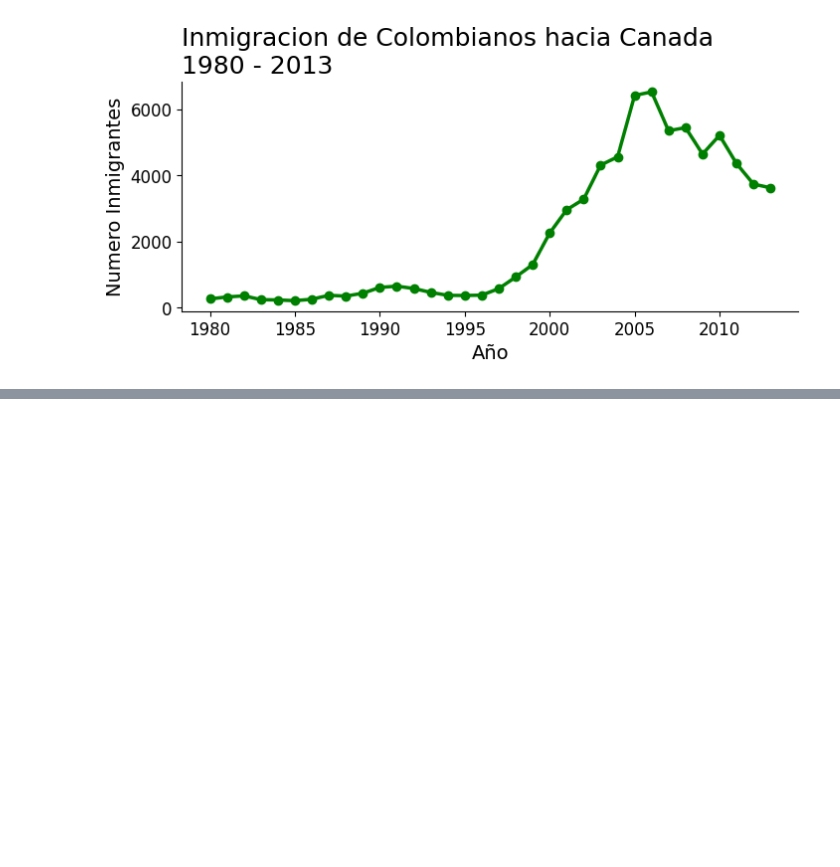
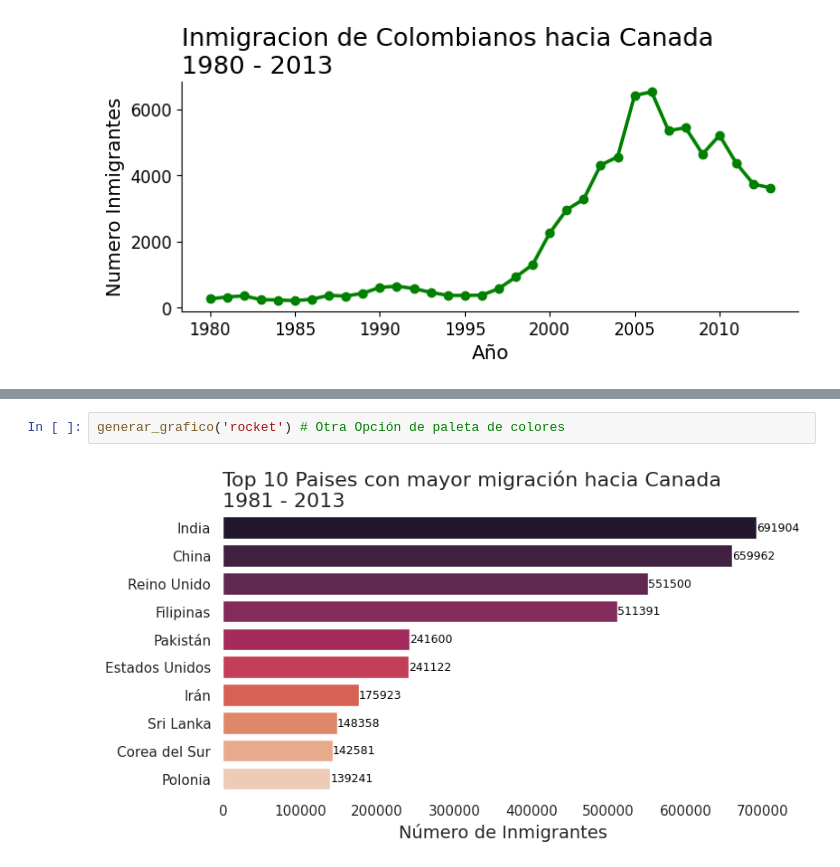
Before and after one commit to Starleen1996/Pandas-E-S, a Jupyter notebook: Visualización_de_datos.ipynb, the cells around one changed output, grey strips where cells are left out. Drawn from its saved outputs; the diff is of its cells as text; blank space fills up the shorter version.

```diff
--- a/Visualización_de_datos.ipynb
+++ b/Visualización_de_datos.ipynb
@@ -618,0 +699,4 @@ plt.show()
+# %%
+generar_grafico('rocket') # Otra Opción de paleta de colores
+# %% [output]
+[figure, added]
```
Also changed, not shown: parts of 31 cells of this notebook.
